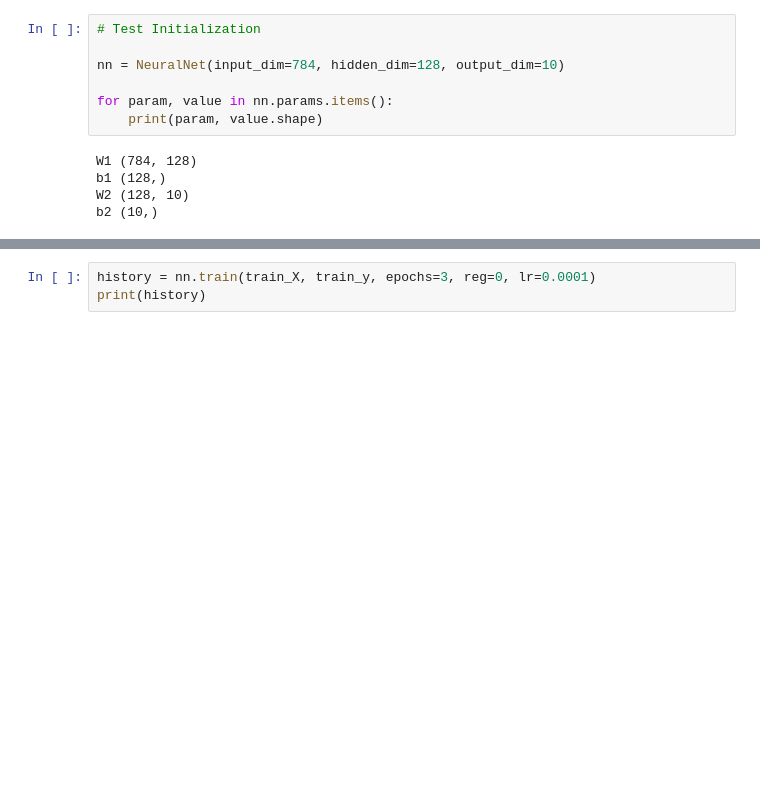
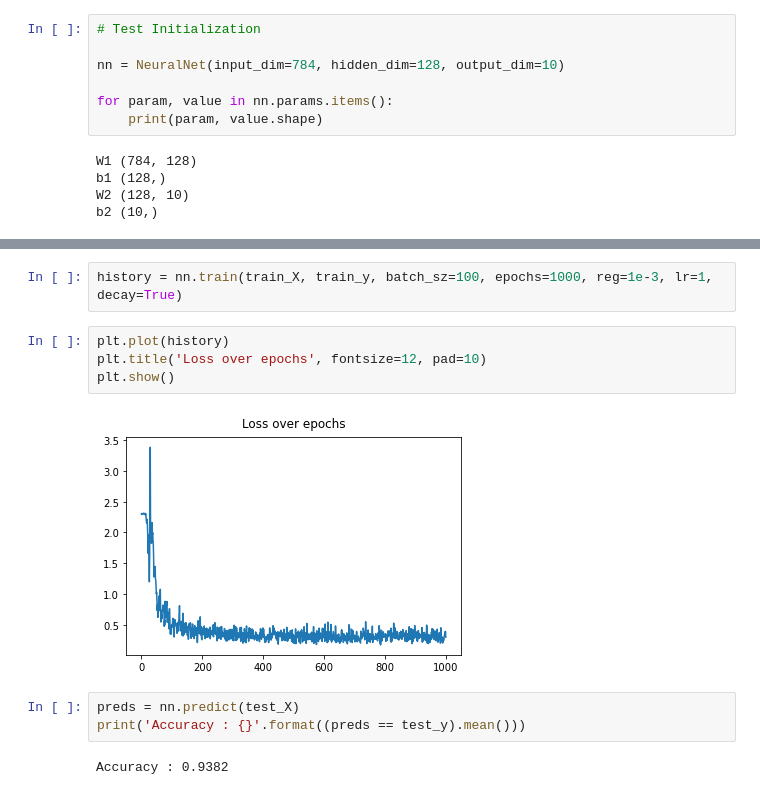
Before and after one commit to c0ld574rf15h/DL4fun, a Jupyter notebook: Vanilla_NN/MNIST/NN_MNIST.ipynb, the cells around one changed output, grey strips where cells are left out. Cells and saved outputs as stored; diff of their text form; blank space fills up the shorter version.

```diff
--- a/Vanilla_NN/MNIST/NN_MNIST.ipynb
+++ b/Vanilla_NN/MNIST/NN_MNIST.ipynb
@@ -99,3 +99,13 @@ ValueError: matmul: Input operand 1 does not have enough dimensions (has 0, gufu
 # %%
-history = nn.train(train_X, train_y, epochs=3, reg=0, lr=0.0001)
-print(history)
+history = nn.train(train_X, train_y, batch_sz=100, epochs=1000, reg=1e-3, lr=1, decay=True)
+# %%
+plt.plot(history)
+plt.title('Loss over epochs', fontsize=12, pad=10)
+plt.show()
+# %% [output]
+[figure, added]
+# %%
+preds = nn.predict(test_X)
+print('Accuracy : {}'.format((preds == test_y).mean()))
+# %% [output]
+Accuracy : 0.9382
```
Also changed, not shown: parts of 2 cells of this notebook, 1 other file.
